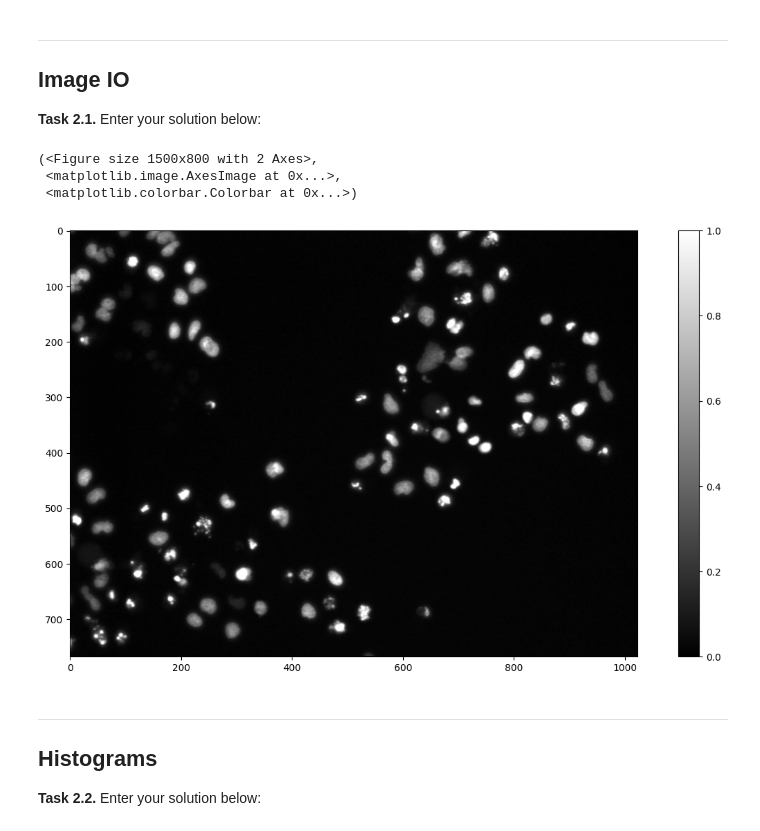
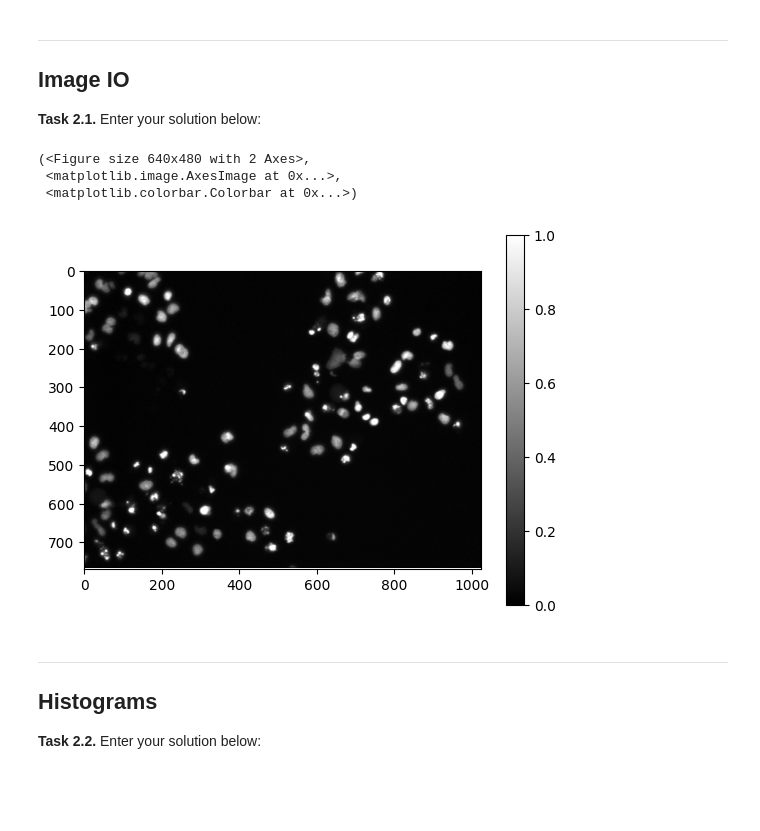
Before and after one commit to Pascalfuchs-meh/mobi-fs3-python, a Jupyter notebook: task2.ipynb, the cells around one changed output. Drawn from its saved outputs; the diff is of its cells as text; code cells hidden in the pictures; blank space fills up the shorter version.

```diff
--- a/task2.ipynb
+++ b/task2.ipynb
@@ -11,12 +11,12 @@ import matplotlib.pyplot as plt
 **<a id="#">Task 2.1.</a>** Enter your solution below:
 # %%
 img = plt.imread('data/cells.png')
-plt.figure(figsize=(15,8)), plt.imshow(img, 'gray'), plt.colorbar()
+plt.figure(), plt.imshow(img, 'gray'), plt.colorbar()
 # %% [output]
-(<Figure size 1500x800 with 2 Axes>,
+(<Figure size 640x480 with 2 Axes>,
  <matplotlib.image.AxesImage at 0x...>,
  <matplotlib.colorbar.Colorbar at 0x...>)
-[figure, old version]
+[figure, new version]
 # %% [markdown]
 ---
 
```
Also changed, not shown: parts of 3 cells of this notebook.
